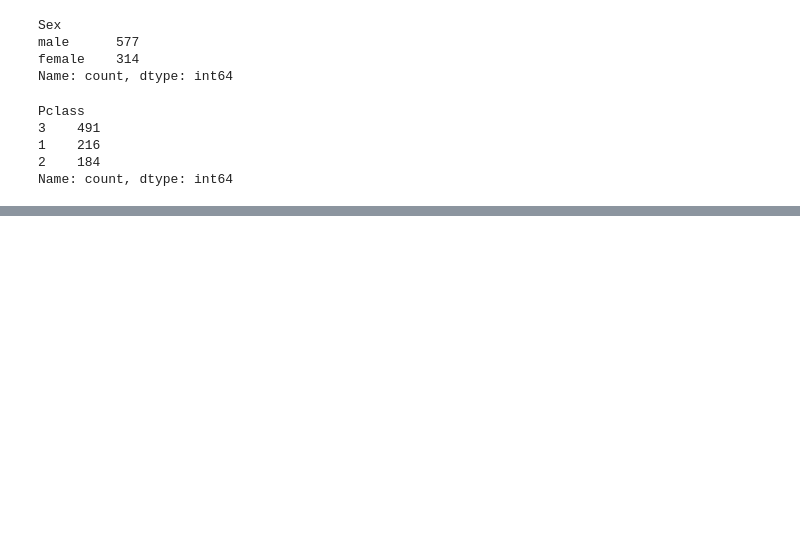
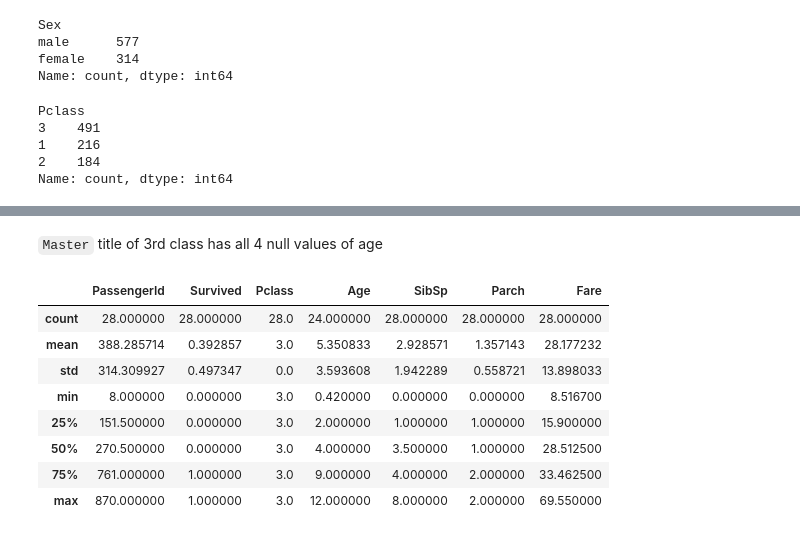
Before and after one commit to Restart29/titanic-analysis, a Jupyter notebook: notebooks/titanic.ipynb, the cells around one changed output, grey strips where cells are left out. Saved outputs shown, nothing was run; the diff lists cells and outputs as text; code cells hidden in the pictures; blank space fills up the shorter version.

```diff
--- a/notebooks/titanic.ipynb
+++ b/notebooks/titanic.ipynb
@@ -167,0 +251,14 @@ Name: count, dtype: int64
+# %% [markdown]
+`Master` title of 3rd class has all 4 null values of age
+# %%
+change_db2.loc[((change_db2['Title']=='Master')&(change_db2['Pclass']==3))].describe()
+# %% [output]
+|  | PassengerId | Survived | Pclass | Age | SibSp | Parch | Fare |
+| count | 28.000000 | 28.000000 | 28.0 | 24.000000 | 28.000000 | 28.000000 | 28.000000 |
+| mean | 388.285714 | 0.392857 | 3.0 | 5.350833 | 2.928571 | 1.357143 | 28.177232 |
+| std | 314.309927 | 0.497347 | 0.0 | 3.593608 | 1.942289 | 0.558721 | 13.898033 |
+| min | 8.000000 | 0.000000 | 3.0 | 0.420000 | 0.000000 | 0.000000 | 8.516700 |
+| 25% | 151.500000 | 0.000000 | 3.0 | 2.000000 | 1.000000 | 1.000000 | 15.900000 |
+| 50% | 270.500000 | 0.000000 | 3.0 | 4.000000 | 3.500000 | 1.000000 | 28.512500 |
+| 75% | 761.000000 | 1.000000 | 3.0 | 9.000000 | 4.000000 | 2.000000 | 33.462500 |
+| max | 870.000000 | 1.000000 | 3.0 | 12.000000 | 8.000000 | 2.000000 | 69.550000 |
```
Also changed, not shown: parts of 19 cells of this notebook.
